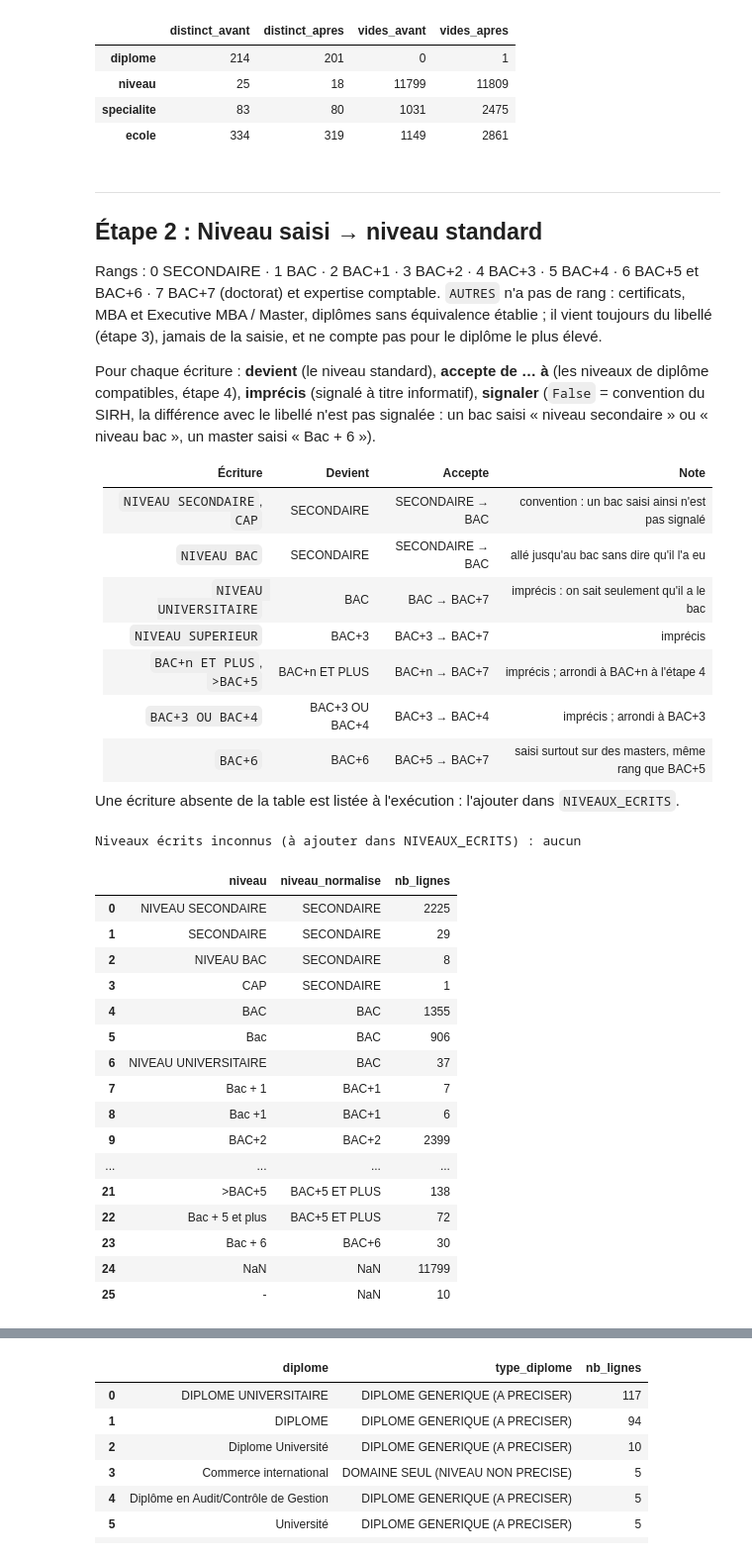
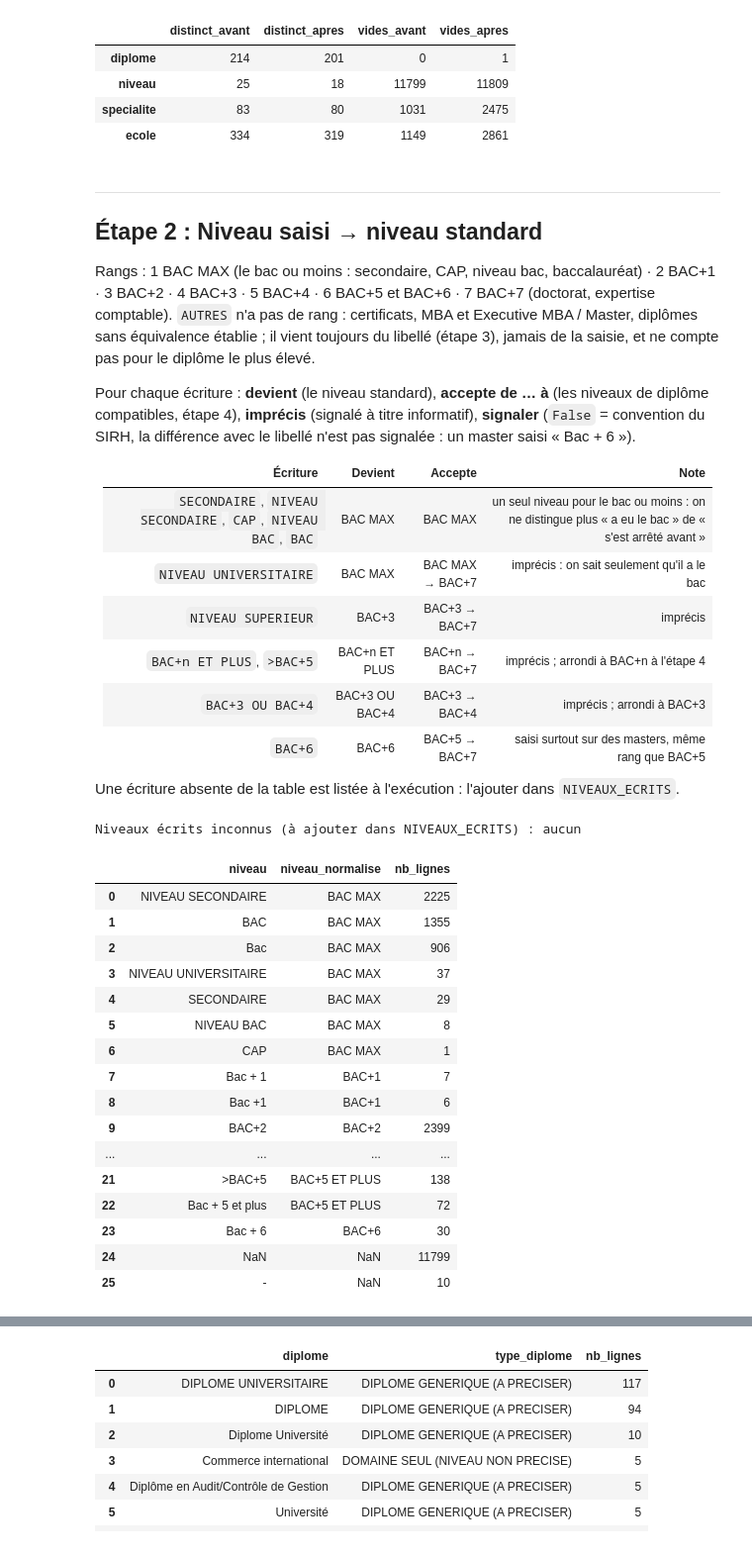
Before and after one commit to zenitsu93/detection-anomalies-salariales, a Jupyter notebook: fiabilisation_diplomes/Fiabilisation_Diplomes_pas_a_pas_v13.ipynb, the cells around one changed output, grey strips where cells are left out. Shown at 99% size. Saved outputs shown, nothing was run; the diff lists cells and outputs as text; code cells hidden in the pictures.

```diff
--- a/fiabilisation_diplomes/Fiabilisation_Diplomes_pas_a_pas_v13.ipynb
+++ b/fiabilisation_diplomes/Fiabilisation_Diplomes_pas_a_pas_v13.ipynb
@@ -50,13 +52,18 @@ FICHIER_REF_ECOLES = "ref_ecoles.xlsx"
 Colonnes renommées en noms courts ; `ligne_source` = numéro de ligne Excel d'origine, gardé jusqu'au bout pour revenir au fichier initial. Si le fichier n'est pas trouvé, la cellule liste les Excel du dossier (le nom compare sans tenir compte de la casse ni de la façon dont les accents sont encodés).
 # %%
+# Les colonnes dont la fiabilisation se sert, et leur nom court.
 COLONNES = {
-    "Matricule fictif": "matricule",
+    "Matricule": "matricule",
     "Nom de diplôme ou certification": "diplome",
     "Niveau du diplôme": "niveau",
     "Spécialité du diplôme": "specialite",
     "Ecole Diplome ou Organisme Certification": "ecole",
 }
 COLS = list(COLONNES.values())
+# Les colonnes qui décrivent le salarié (les mêmes sur toutes ses lignes). La fiabilisation ne s'en sert pas : elles sont
+# seulement recopiées dans les sorties. Une colonne absente de l'extraction est laissée de côté, sans erreur.
+COLONNES_SALARIE = ["Qualité", "Nom", "Prénom", "Date d'embauche", "Date de naissance",
+                    "Code Affectation", "Affectation", "Code Poste", "Libellé poste"]
 
 def trouver_fichier(nom, dossiers=(Path.cwd(), Path.cwd() / "fiabilisation_diplomes")):
     # Un même « ô » peut être encodé de deux façons (fichier passé par un Mac) : on compare en NFC et sans casse
@@ -72,11 +79,23 @@ def trouver_fichier(nom, dossiers=(Path.cwd(), Path.cwd() / "fiabilisation_diplo
 CHEMIN_SOURCE = trouver_fichier(FICHIER_SOURCE)
 DOSSIER = CHEMIN_SOURCE.parent
 brut = pd.read_excel(CHEMIN_SOURCE)
+# Un titre de colonne peut arriver avec un espace en trop (« Nom  ») : on le retire, sinon la colonne ne serait pas reconnue.
+brut.columns = [str(c).strip() for c in brut.columns]
+# Les anciennes extractions appelaient le matricule « Matricule fictif » : elles se lisent encore.
+brut = brut.rename(columns={"Matricule fictif": "Matricule"})
 manquantes = [c for c in COLONNES if c not in brut.columns]
 assert not manquantes, f"Colonnes absentes du fichier : {manquantes}"
 
 df = brut.rename(columns=COLONNES)[COLS].copy()
 df["ligne_source"] = df.index + 2
+
+# Tout ce qui a été reçu en plus (nom, prénom, dates, affectation, poste, libellé de certification, discipline, date du
+# diplôme...) : gardé tel quel, rangé par numéro de ligne, pour être recollé à la fin des tables de sortie.
+COLONNES_SALARIE = [c for c in COLONNES_SALARIE if c in brut.columns]
+AUTRES_COLONNES = [c for c in brut.columns if c not in COLONNES]
+# Celles qui décrivent le diplôme de la ligne, et non le salarié (libellé de certification, discipline, date du diplôme...).
+AUTRES_COLONNES_DIPLOME = [c for c in AUTRES_COLONNES if c not in COLONNES_SALARIE]
+recu = brut[AUTRES_COLONNES].assign(ligne_source=brut.index + 2)
 print(f"{CHEMIN_SOURCE.name} : {len(df):,} lignes, {df['matricule'].nunique():,} matricules, "
       f"{df.duplicated(subset=COLS).sum():,} doublons stricts".replace(",", " "))
 pd.DataFrame({"valeurs_distinctes": df[COLS].nunique(), "lignes_vides": df[COLS].isna().sum(),
@@ -125,15 +144,14 @@ pd.DataFrame({c: {"distinct_avant": df[c].nunique(), "distinct_apres": df[f"{c}_
 ---
 ## Étape 2 : Niveau saisi → niveau standard
 
-Rangs : 0 SECONDAIRE · 1 BAC · 2 BAC+1 · 3 BAC+2 · 4 BAC+3 · 5 BAC+4 · 6 BAC+5 et BAC+6 · 7 BAC+7 (doctorat) et expertise comptable. `AUTRES` n'a pas de rang : certificats, MBA et Executive MBA / Master, diplômes sans équivalence établie ; il vient toujours du libellé (étape 3), jamais de la saisie, et ne compte pas pour le diplôme le plus élevé.
+Rangs : 1 BAC MAX (le bac ou moins : secondaire, CAP, niveau bac, baccalauréat) · 2 BAC+1 · 3 BAC+2 · 4 BAC+3 · 5 BAC+4 · 6 BAC+5 et BAC+6 · 7 BAC+7 (doctorat, expertise comptable). `AUTRES` n'a pas de rang : certificats, MBA et Executive MBA / Master, diplômes sans équivalence établie ; il vient toujours du libellé (étape 3), jamais de la saisie, et ne compte pas pour le diplôme le plus élevé.
 
-Pour chaque écriture : **devient** (le niveau standard), **accepte de … à** (les niveaux de diplôme compatibles, étape 4), **imprécis** (signalé à titre informatif), **signaler** (`False` = convention du SIRH, la différence avec le libellé n'est pas signalée : un bac saisi « niveau secondaire » ou « niveau bac », un master saisi « Bac + 6 »).
+Pour chaque écriture : **devient** (le niveau standard), **accepte de … à** (les niveaux de diplôme compatibles, étape 4), **imprécis** (signalé à titre informatif), **signaler** (`False` = convention du SIRH, la différence avec le libellé n'est pas signalée : un master saisi « Bac + 6 »).
 
 | Écriture | Devient | Accepte | Note |
 |---|---|---|---|
-| `NIVEAU SECONDAIRE`, `CAP` | SECONDAIRE | SECONDAIRE → BAC | convention : un bac saisi ainsi n'est pas signalé |
-| `NIVEAU BAC` | SECONDAIRE | SECONDAIRE → BAC | allé jusqu'au bac sans dire qu'il l'a eu |
-| `NIVEAU UNIVERSITAIRE` | BAC | BAC → BAC+7 | imprécis : on sait seulement qu'il a le bac |
+| `SECONDAIRE`, `NIVEAU SECONDAIRE`, `CAP`, `NIVEAU BAC`, `BAC` | BAC MAX | BAC MAX | un seul niveau pour le bac ou moins : on ne distingue plus « a eu le bac » de « s'est arrêté avant » |
+| `NIVEAU UNIVERSITAIRE` | BAC MAX | BAC MAX → BAC+7 | imprécis : on sait seulement qu'il a le bac |
 | `NIVEAU SUPERIEUR` | BAC+3 | BAC+3 → BAC+7 | imprécis |
 | `BAC+n ET PLUS`, `>BAC+5` | BAC+n ET PLUS | BAC+n → BAC+7 | imprécis ; arrondi à BAC+n à l'étape 4 |
 | `BAC+3 OU BAC+4` | BAC+3 OU BAC+4 | BAC+3 → BAC+4 | imprécis ; arrondi à BAC+3 |
@@ -142,12 +160,12 @@ Pour chaque écriture : **devient** (le niveau standard), **accepte de … à**
 Une écriture absente de la table est listée à l'exécution : l'ajouter dans `NIVEAUX_ECRITS`.
 # %%
 NIVEAUX = {
-    "SECONDAIRE": 0, "BAC": 1, "BAC+1": 2,
+    "BAC MAX": 1, "BAC+1": 2,
     "BAC+2": 3, "BAC+2 ET PLUS": 3,
     "BAC+3": 4, "BAC+3 OU BAC+4": 4,
     "BAC+4": 5, "BAC+4 ET PLUS": 5,
     "BAC+5": 6, "BAC+5 ET PLUS": 6, "BAC+6": 6, "BAC+6 ET PLUS": 6,
-    "BAC+7": 7, "EXPERTISE COMPTABLE": 7,
+    "BAC+7": 7,
 }
 RANG_VERS_NIVEAU = {}
 for niv, rang in NIVEAUX.items():
@@ -155,46 +173,46 @@ for niv, rang in NIVEAUX.items():
 
 #                           devient            accepte de     à            imprécis  signaler
 NIVEAUX_ECRITS = {
-    "SECONDAIRE":           ("SECONDAIRE",     "SECONDAIRE", "SECONDAIRE", False, True),
-    "NIVEAU SECONDAIRE":    ("SECONDAIRE",     "SECONDAIRE", "BAC",        False, False),
-    "CAP":                  ("SECONDAIRE",     "SECONDAIRE", "BAC",        False, False),
-    "BAC":                  ("BAC",            "BAC",        "BAC",        False, True),
-    "NIVEAU BAC":           ("SECONDAIRE",     "SECONDAIRE", "BAC",        False, False),
-    "NIVEAU UNIVERSITAIRE": ("BAC",            "BAC",        "BAC+7",      True,  True),
+    "SECONDAIRE":           ("BAC MAX",        "BAC MAX",    "BAC MAX",    False, True),
+    "NIVEAU SECONDAIRE":    ("BAC MAX",        "BAC MAX",    "BAC MAX",    False, True),
+    "CAP":                  ("BAC MAX",        "BAC MAX",    "BAC MAX",    False, True),
+    "BAC":                  ("BAC MAX",        "BAC MAX",    "BAC MAX",    False, True),
+    "NIVEAU BAC":           ("BAC MAX",        "BAC MAX",    "BAC MAX",    False, True),
+    "NIVEAU UNIVERSITAIRE": ("BAC MAX",        "BAC MAX",    "BAC+7",      True,  True),
     "NIVEAU SUPERIEUR":     ("BAC+3",          "BAC+3",      "BAC+7",      True,  True),
     "BAC+1":                ("BAC+1",          "BAC+1",      "BAC+1",      False, True),
     "BAC+2":                ("BAC+2",          "BAC+2",      "BAC+2",      False, True),
     "BAC+2 ET PLUS":        ("BAC+2 ET PLUS",  "BAC+2",      "BAC+7",      True,  True),
     "BAC+3":                ("BAC+3",          "BAC+3",      "BAC+3",      False, True),
     "BAC+3 OU BAC+4":       ("BAC+3 OU BAC+4", "BAC+3",      "BAC+4",      True,  True),
     "BAC+4":                ("BAC+4",          "BAC+4",      "BAC+4",      False, True),
     "BAC+4 ET PLUS":        ("BAC+4 ET PLUS",  "BAC+4",      "BAC+7",      True,  True),
     "BAC+5":                ("BAC+5",          "BAC+5",      "BAC+5",      False, True),
     "BAC+5 ET PLUS":        ("BAC+5 ET PLUS",  "BAC+5",      "BAC+7",      True,  True),
     ">BAC+5":               ("BAC+5 ET PLUS",  "BAC+5",      "BAC+7",      True,  True),
     "BAC+6":                ("BAC+6",          "BAC+5",      "BAC+7",      False, False),
 }
 assert all(n in NIVEAUX for v in NIVEAUX_ECRITS.values() for n in v[:3]), "un niveau de NIVEAUX_ECRITS manque dans NIVEAUX"
 
 inconnus = sorted(set(df["niveau_norm"].dropna()) - set(NIVEAUX_ECRITS))
 print("Niveaux écrits inconnus (à ajouter dans NIVEAUX_ECRITS) :", inconnus or "aucun")
 
 df["niveau_normalise"] = df["niveau_norm"].map(lambda v: NIVEAUX_ECRITS[v][0] if v in NIVEAUX_ECRITS else None)
 df["ctrl_niveau_saisi_imprecis"] = df["niveau_norm"].map(lambda v: NIVEAUX_ECRITS[v][3] if v in NIVEAUX_ECRITS else pd.notna(v)).astype(bool)
 
 (df.groupby(["niveau", "niveau_normalise"], dropna=False).size().rename("nb_lignes").reset_index()
    .assign(rang=lambda d: d["niveau_normalise"].map(NIVEAUX)).sort_values(["rang", "nb_lignes"], ascending=[True, False])
    .drop(columns="rang").reset_index(drop=True))
 # %% [output]
 Niveaux écrits inconnus (à ajouter dans NIVEAUX_ECRITS) : aucun
 |  | niveau | niveau_normalise | nb_lignes |
-| 0 | NIVEAU SECONDAIRE | SECONDAIRE | 2225 |
-| 1 | SECONDAIRE | SECONDAIRE | 29 |
-| 2 | NIVEAU BAC | SECONDAIRE | 8 |
-| 3 | CAP | SECONDAIRE | 1 |
-| 4 | BAC | BAC | 1355 |
-| 5 | Bac | BAC | 906 |
-| 6 | NIVEAU UNIVERSITAIRE | BAC | 37 |
+| 0 | NIVEAU SECONDAIRE | BAC MAX | 2225 |
+| 1 | BAC | BAC MAX | 1355 |
+| 2 | Bac | BAC MAX | 906 |
+| 3 | NIVEAU UNIVERSITAIRE | BAC MAX | 37 |
+| 4 | SECONDAIRE | BAC MAX | 29 |
+| 5 | NIVEAU BAC | BAC MAX | 8 |
+| 6 | CAP | BAC MAX | 1 |
 | 7 | Bac + 1 | BAC+1 | 7 |
 | 8 | Bac +1 | BAC+1 | 6 |
 | 9 | BAC+2 | BAC+2 | 2399 |
```
Also changed, not shown: parts of 13 cells of this notebook.
